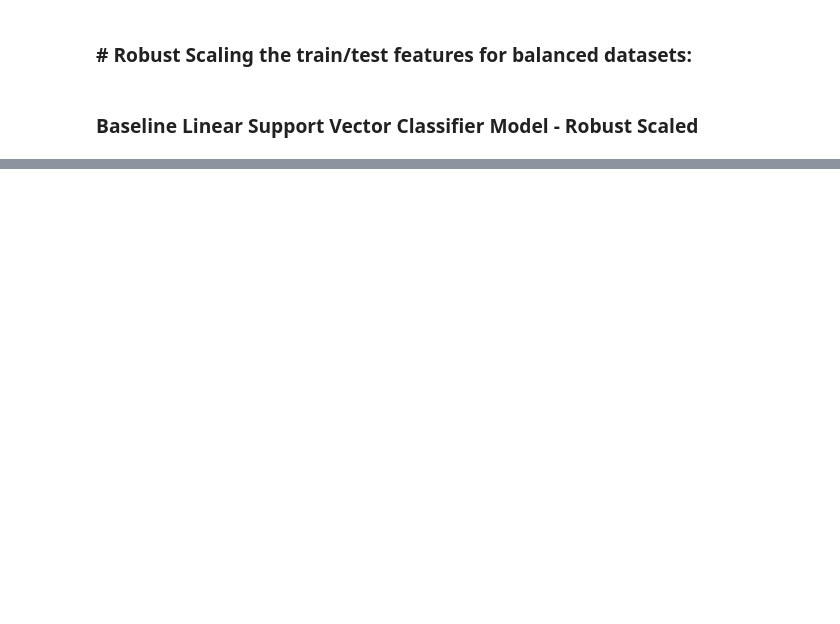
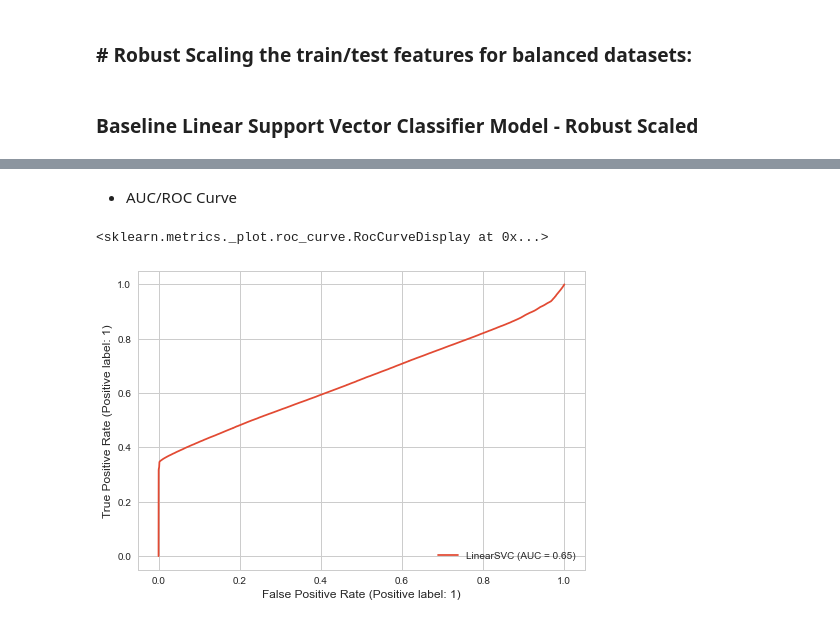
Before and after one commit to suhitasva/Capstone_Project, a Jupyter notebook: SVM_models.ipynb, the cells around one changed output, grey strips where cells are left out. Drawn from its saved outputs; the diff is of its cells as text; code cells hidden in the pictures; blank space fills up the shorter version.

```diff
--- a/SVM_models.ipynb
+++ b/SVM_models.ipynb
@@ -311,0 +346,11 @@ model_results(trainX_BSM_tr, trainY_BSM, testX_BSM_tr, testY_BSM, svm_rb, show =
+# %% [markdown]
+- AUC/ROC Curve
+# %%
+# Visualizing the AUC/ROC curve with sklearn function
+
+from sklearn.metrics import plot_roc_curve
+
+plot_roc_curve(svm_sm, trainX_SM[selected_feat1], trainY_SM)
+# %% [output]
+<sklearn.metrics._plot.roc_curve.RocCurveDisplay at 0x...>
+[figure, added]
```
Also changed, not shown: parts of 55 cells of this notebook.
